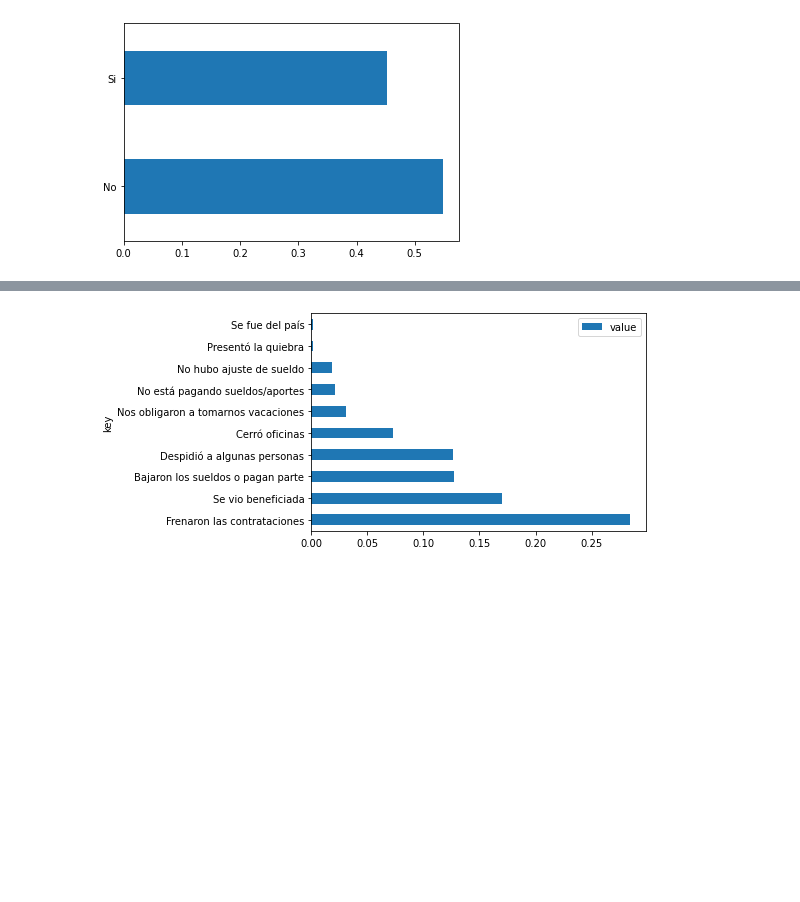
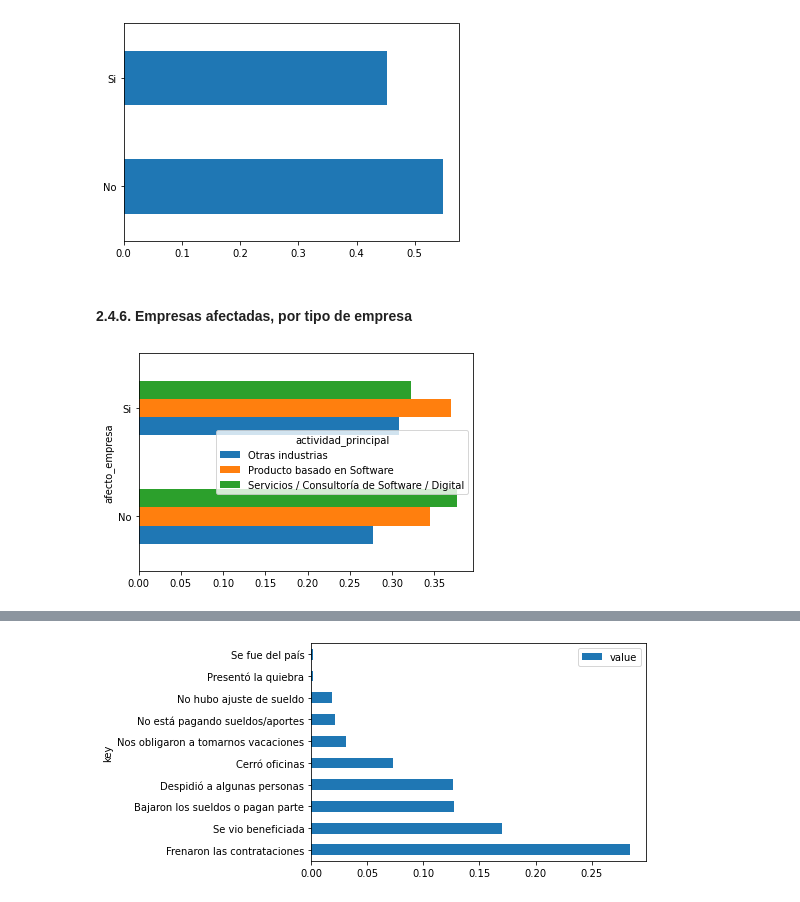
Before and after one commit to SebastianESaavedra/openqube-sueldos, a Jupyter notebook: pipeline/covid-analysis.ipynb, the cells around one changed output, grey strips where cells are left out. Drawn from its saved outputs; the diff is of its cells as text; code cells hidden in the pictures; blank space fills up the shorter version.

```diff
--- a/pipeline/covid-analysis.ipynb
+++ b/pipeline/covid-analysis.ipynb
@@ -431,3 +460,16 @@ ae.plot.barh();
 charts["afecto_empresa"] = to_rechart(ae)
 # %% [output]
 [figure]
+# %% [markdown]
+#### 2.4.6. Empresas afectadas, por tipo de empresa
+# %%
+#aux = aux[aux["afecto_empresa"] == "Si"]
+aff = aux.groupby(["afecto_empresa", "actividad_principal"])["afecto_empresa"].count().unstack("actividad_principal")
+
+aff = aff.div(aff.sum(axis=1), axis=0)
+aff.plot.barh();
+charts["afecto_empresa_por_tipo"] = to_rechart(aff)
+
+## TODO: el grafico deberia ser % de afectadas (Si) por categoria.
+# %% [output]
+[figure, added]
```
Also changed, not shown: parts of 22 cells of this notebook.
